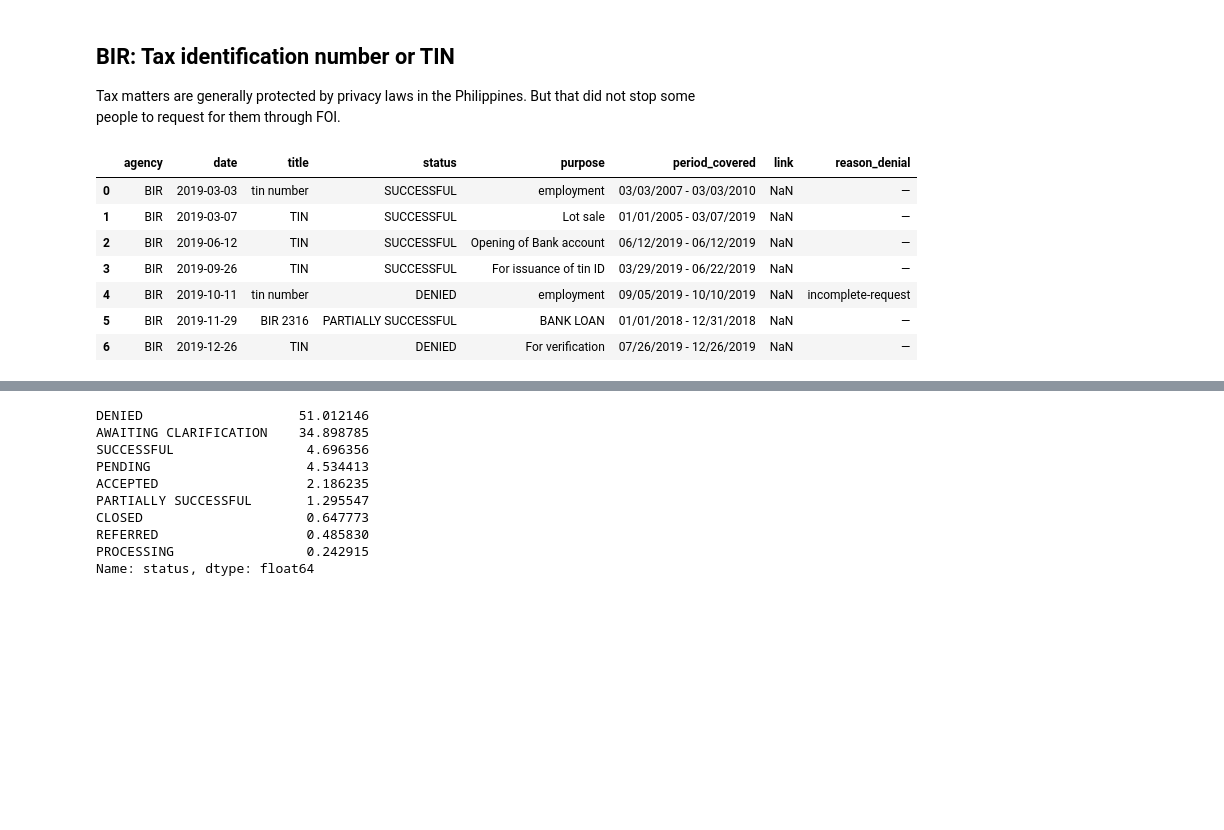
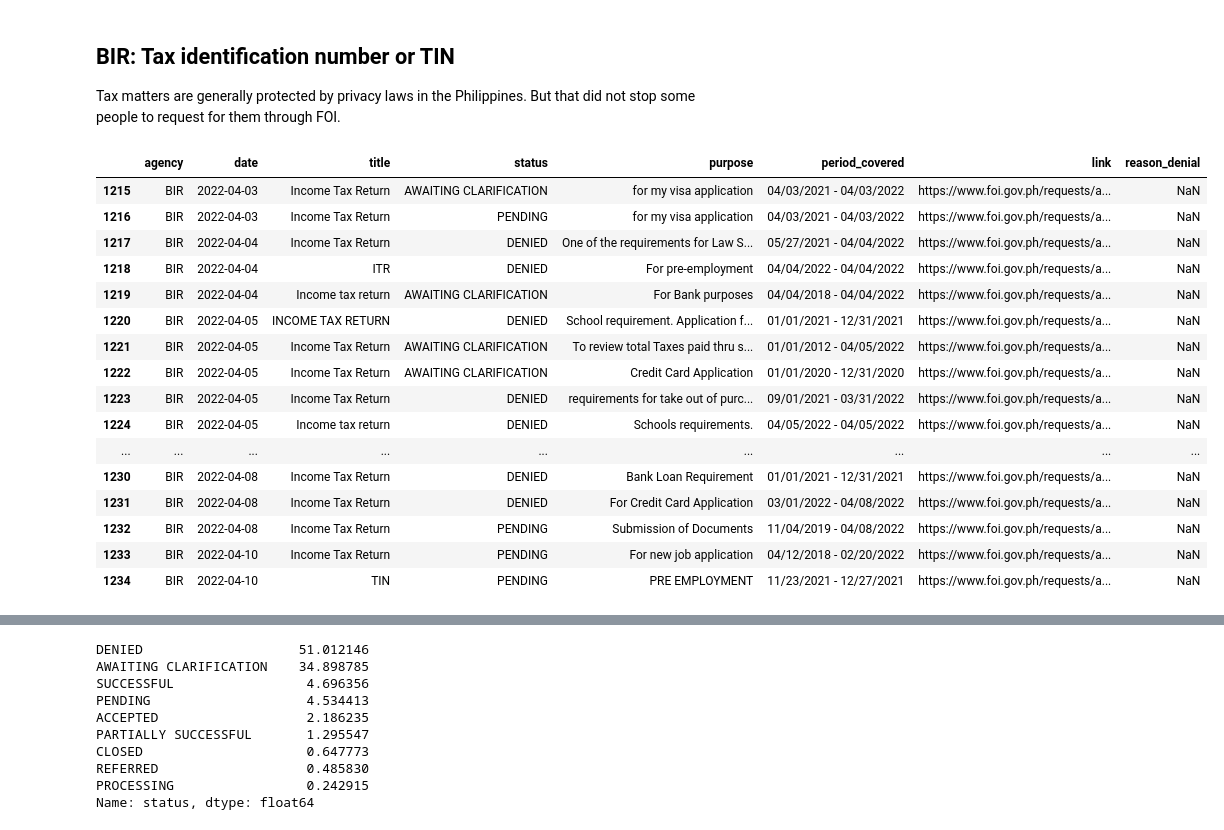
Before and after one commit to pmagtulis/foi-analysis, a Jupyter notebook: foi-analysis.ipynb, the cells around one changed output, grey strips where cells are left out. Saved outputs shown, nothing was run; the diff lists cells and outputs as text; code cells hidden in the pictures; blank space fills up the shorter version.

```diff
--- a/foi-analysis.ipynb
+++ b/foi-analysis.ipynb
@@ -289,15 +306,24 @@ Interpretation: 40% of OVP FOI requests mention some form of "assistance".
 Tax matters are generally protected by privacy laws in the Philippines. But that did not stop some people to request for them through FOI.
 # %%
 #df_final[df_final.title=="Income Tax Return"]
-tax = ['Income Tax Return', 'ITR','BIR 2316', 'TIN Verification', 'TIN VERIFICATION', 'BIR Form 2316', 'Income tax return', 'TIN', 'INCOME TAX RETURN', 'Form 2316', 'TIN NUMBER', 'tin number', 'TIN verification']
+tax = ['Income Tax Return', 'ITR','BIR 2316', 'TIN Verification', 'TIN VERIFICATION', 'BIR Form 2316', 'Income tax return', 'TIN', 'INCOME TAX RETURN', 'Form 2316', 'TIN NUMBER', 'tin number', 'TIN verification', 'tax', 'tax records']
 df_tax = df[df['title'].isin(tax)].reset_index(drop=True)
-df_tax.head(7)
+df_tax.tail(20)
 # %% [output]
 |  | agency | date | title | status | purpose | period_covered | link | reason_denial |
-| 0 | BIR | 2019-03-03 | tin number | SUCCESSFUL | employment | 03/03/2007 - 03/03/2010 | NaN | — |
-| 1 | BIR | 2019-03-07 | TIN | SUCCESSFUL | Lot sale | 01/01/2005 - 03/07/2019 | NaN | — |
-| 2 | BIR | 2019-06-12 | TIN | SUCCESSFUL | Opening of Bank account | 06/12/2019 - 06/12/2019 | NaN | — |
-| 3 | BIR | 2019-09-26 | TIN | SUCCESSFUL | For issuance of tin ID | 03/29/2019 - 06/22/2019 | NaN | — |
-| 4 | BIR | 2019-10-11 | tin number | DENIED | employment | 09/05/2019 - 10/10/2019 | NaN | incomplete-request |
-| 5 | BIR | 2019-11-29 | BIR 2316 | PARTIALLY SUCCESSFUL | BANK LOAN | 01/01/2018 - 12/31/2018 | NaN | — |
-| 6 | BIR | 2019-12-26 | TIN | DENIED | For verification | 07/26/2019 - 12/26/2019 | NaN | — |
+| 1215 | BIR | 2022-04-03 | Income Tax Return | AWAITING CLARIFICATION | for my visa application | 04/03/2021 - 04/03/2022 | https://www.foi.gov.ph/requests/a... | NaN |
+| 1216 | BIR | 2022-04-03 | Income Tax Return | PENDING | for my visa application | 04/03/2021 - 04/03/2022 | https://www.foi.gov.ph/requests/a... | NaN |
+| 1217 | BIR | 2022-04-04 | Income Tax Return | DENIED | One of the requirements for Law S... | 05/27/2021 - 04/04/2022 | https://www.foi.gov.ph/requests/a... | NaN |
+| 1218 | BIR | 2022-04-04 | ITR | DENIED | For pre-employment | 04/04/2022 - 04/04/2022 | https://www.foi.gov.ph/requests/a... | NaN |
+| 1219 | BIR | 2022-04-04 | Income tax return | AWAITING CLARIFICATION | For Bank purposes | 04/04/2018 - 04/04/2022 | https://www.foi.gov.ph/requests/a... | NaN |
+| 1220 | BIR | 2022-04-05 | INCOME TAX RETURN | DENIED | School requirement. Application f... | 01/01/2021 - 12/31/2021 | https://www.foi.gov.ph/requests/a... | NaN |
+| 1221 | BIR | 2022-04-05 | Income Tax Return | AWAITING CLARIFICATION | To review total Taxes paid thru s... | 01/01/2012 - 04/05/2022 | https://www.foi.gov.ph/requests/a... | NaN |
+| 1222 | BIR | 2022-04-05 | Income Tax Return | AWAITING CLARIFICATION | Credit Card Application | 01/01/2020 - 12/31/2020 | https://www.foi.gov.ph/requests/a... | NaN |
+| 1223 | BIR | 2022-04-05 | Income Tax Return | DENIED | requirements for take out of purc... | 09/01/2021 - 03/31/2022 | https://www.foi.gov.ph/requests/a... | NaN |
+| 1224 | BIR | 2022-04-05 | Income tax return | DENIED | Schools requirements. | 04/05/2022 - 04/05/2022 | https://www.foi.gov.ph/requests/a... | NaN |
+| ... | ... | ... | ... | ... | ... | ... | ... | ... |
+| 1230 | BIR | 2022-04-08 | Income Tax Return | DENIED | Bank Loan Requirement | 01/01/2021 - 12/31/2021 | https://www.foi.gov.ph/requests/a... | NaN |
+| 1231 | BIR | 2022-04-08 | Income Tax Return | DENIED | For Credit Card Application | 03/01/2022 - 04/08/2022 | https://www.foi.gov.ph/requests/a... | NaN |
+| 1232 | BIR | 2022-04-08 | Income Tax Return | PENDING | Submission of Documents | 11/04/2019 - 04/08/2022 | https://www.foi.gov.ph/requests/a... | NaN |
+| 1233 | BIR | 2022-04-10 | Income Tax Return | PENDING | For new job application | 04/12/2018 - 02/20/2022 | https://www.foi.gov.ph/requests/a... | NaN |
+| 1234 | BIR | 2022-04-10 | TIN | PENDING | PRE EMPLOYMENT | 11/23/2021 - 12/27/2021 | https://www.foi.gov.ph/requests/a... | NaN |
```
Also changed, not shown: parts of 48 cells of this notebook.
